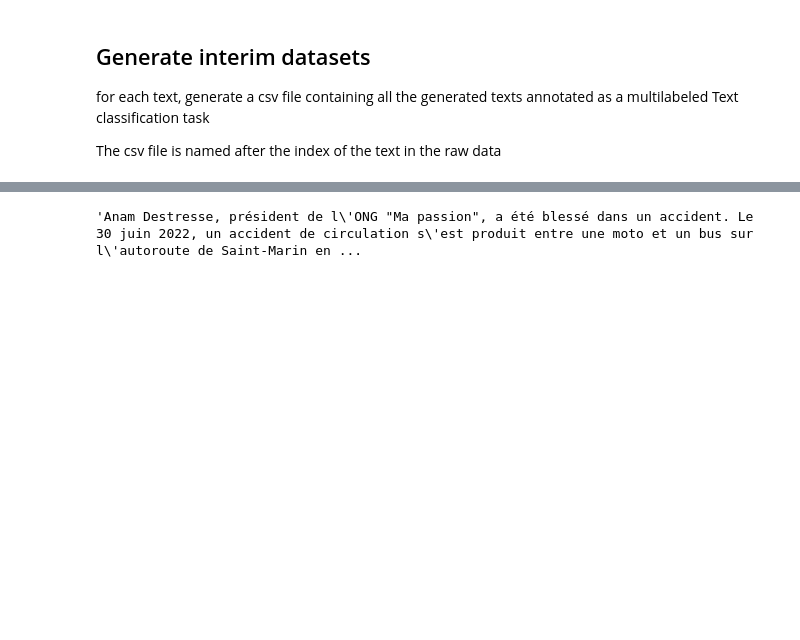
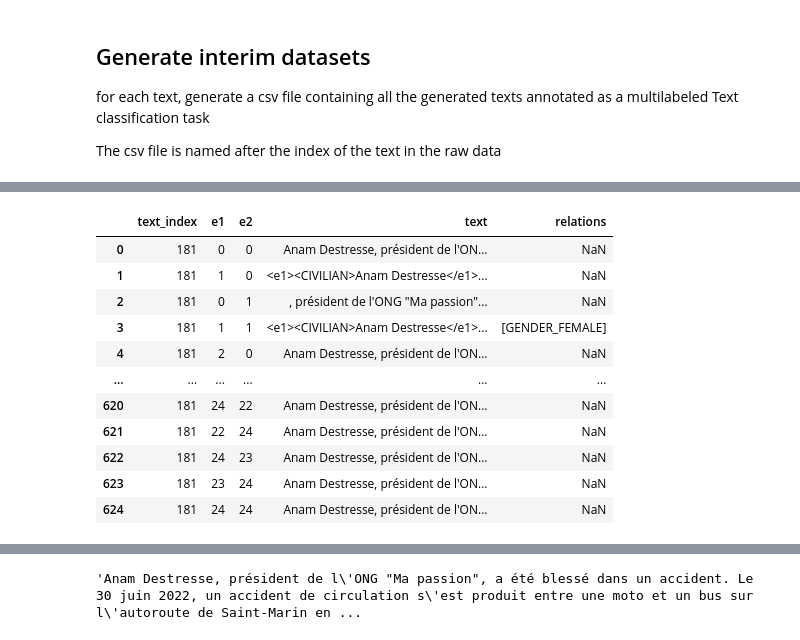
Before and after one commit to tagny/relation_extraction_textmine25, a Jupyter notebook: defi_textmine_2025/eda.ipynb, the cells around one changed output, grey strips where cells are left out. Cells and saved outputs as stored; diff of their text form; code cells hidden in the pictures; blank space fills up the shorter version.

```diff
--- a/defi_textmine_2025/eda.ipynb
+++ b/defi_textmine_2025/eda.ipynb
@@ -459,5 +545,18 @@ data_generator.convert_relations_to_dataframe(181, labeled_clean_df.relations.lo
 # %%
 text_index = 181
 text, text_entities, text_relations = labeled_clean_df.loc[text_index].to_list()
 mltc_df = data_generator.convert(text_index, text, text_entities, text_relations)
+mltc_df
 # %% [output]
+|  | text_index | e1 | e2 | text | relations |
+| 0 | 181 | 0 | 0 | Anam Destresse, président de l'ON... | NaN |
+| 1 | 181 | 1 | 0 | <e1><CIVILIAN>Anam Destresse</e1>... | NaN |
+| 2 | 181 | 0 | 1 | , président de l'ONG "Ma passion"... | NaN |
+| 3 | 181 | 1 | 1 | <e1><CIVILIAN>Anam Destresse</e1>... | [GENDER_FEMALE] |
+| 4 | 181 | 2 | 0 | Anam Destresse, président de l'ON... | NaN |
+| ... | ... | ... | ... | ... | ... |
+| 620 | 181 | 24 | 22 | Anam Destresse, président de l'ON... | NaN |
+| 621 | 181 | 22 | 24 | Anam Destresse, président de l'ON... | NaN |
+| 622 | 181 | 24 | 23 | Anam Destresse, président de l'ON... | NaN |
+| 623 | 181 | 23 | 24 | Anam Destresse, président de l'ON... | NaN |
+| 624 | 181 | 24 | 24 | Anam Destresse, président de l'ON... | NaN |
```
Also changed, not shown: parts of 18 cells of this notebook, 2 other files.
